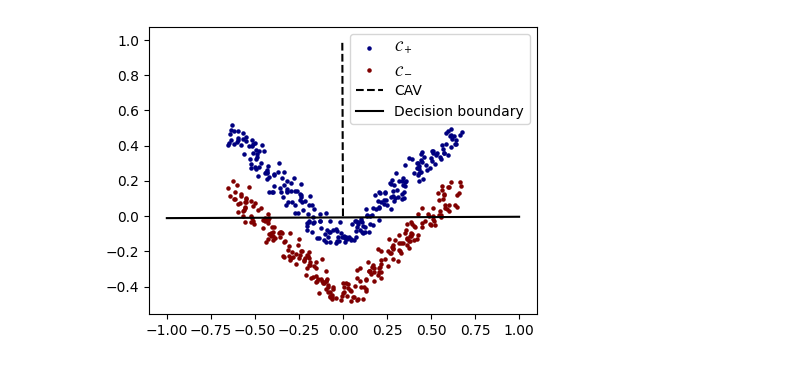
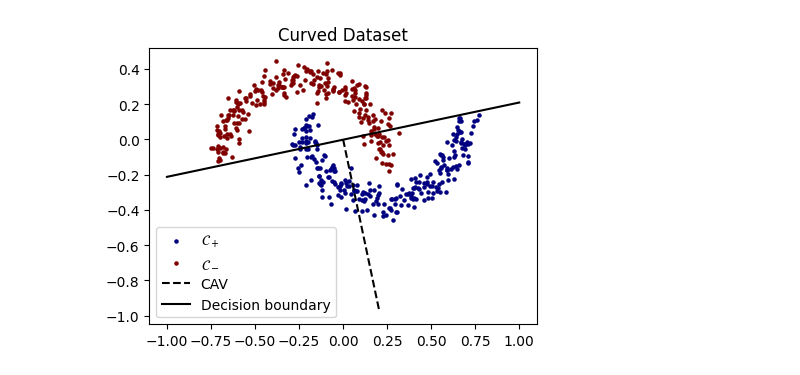
Before and after one commit to ThomasWalker1/Expositions, a Jupyter notebook: concept_boundary_vectors/concept_activation_vectors_toy_dataset.ipynb, the cells around one changed output. Drawn from its saved outputs; the diff is of its cells as text; code cells hidden in the pictures.

```diff
--- a/concept_boundary_vectors/concept_activation_vectors_toy_dataset.ipynb
+++ b/concept_boundary_vectors/concept_activation_vectors_toy_dataset.ipynb
@@ -33,7 +33,7 @@ def linear_dataset(n_per_class=250):
             x[k,1]=(x[k,1]-1)/2
         else:
             x[k,1]=(x[k,1]+1)/2
-    return x,y
+    return x,y,'Linear Dataset'
 
 def vee_dataset(n_per_class=250):
     x_points=np.linspace(-1,1,n_per_class)
@@ -45,15 +45,21 @@ def vee_dataset(n_per_class=250):
         x[2*k,:]=[x_points[k]+(2*np.random.random()-1)/10,np.abs(x_points[k]+(2*np.random.random()-1)/10)]
         x[2*k+1,:]=[x_points[k]+(2*np.random.random()-1)/10,np.abs(x_points[k]+(2*np.random.random()-1)/10)+0.5]
         y[2*k+1]=1
-    return x,y
+    return x,y,'Vee-Shaped Dataset'
 
 def circles_dataset(n_per_class=250):
     data=make_circles(2*n_per_class,noise=0.05,factor=0.5)
     x=data[0]
     y=data[1]
-    return x,y
+    return x,y,'Circles Dataset'
+
+def curved_dataset(n_per_class=250):
+    data=make_moons(2*n_per_class,noise=0.1)
+    x=data[0]
+    y=data[1]
+    return x,y,'Curved Dataset'
 # %%
-x,y=vee_dataset()
+x,y,dataset_name=curved_dataset()
 
 x1_mean=np.mean(x[:,0])
 x1_max=np.max(np.abs(x[:,0]))
@@ -96,23 +102,24 @@ for epoch in progress_bar:
 # %%
 fig,ax=plt.subplots(nrows=1,ncols=1)
 ax.set_aspect('equal')
 fig.set_figwidth(5)
 fig.set_figheight(5)
 cav=model.linear.weight.detach()[0]
 cav_norm=torch.norm(cav,p=2).item()
 cav=cav/cav_norm
 bias=model.linear.bias.detach()
 
 colors = plt.cm.jet(np.linspace(0,1,2))
 
 ax.scatter(x=x[(y.T)[0]==1,0],y=x[(y.T)[0]==1,1],color=colors[0],label='$\\mathcal{C}_+$',s=5)
 ax.scatter(x=x[(y.T)[0]==0,0],y=x[(y.T)[0]==0,1],color=colors[1],label='$\\mathcal{C}_-$',s=5)
 ax.plot([0,cav[0]],[0,cav[1]],'--',color='black',label='CAV')
 xs=np.linspace(-1,1,100)
 ys=(-bias/cav_norm-cav[0].item()*xs)/cav[1].item()
 plotting_points=(ys>min(x[:,1]))&(ys<max(x[:,1]))
 ax.plot(xs[plotting_points],ys[plotting_points],color='black',label='Decision boundary')
 ax.legend()
+ax.set_title(dataset_name)
 plt.show()
 # %% [output]
-[figure, old version]
+[figure, new version]
```
Also changed, not shown: parts of 2 cells of this notebook.
